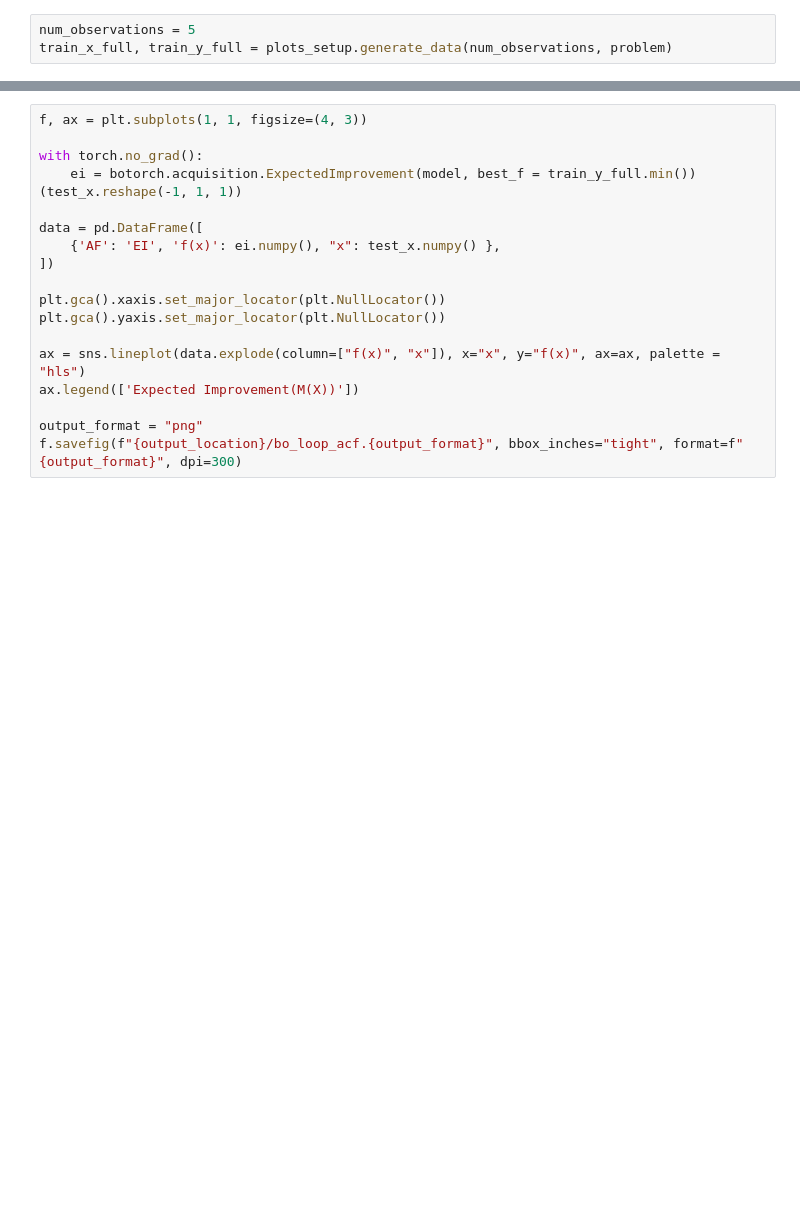
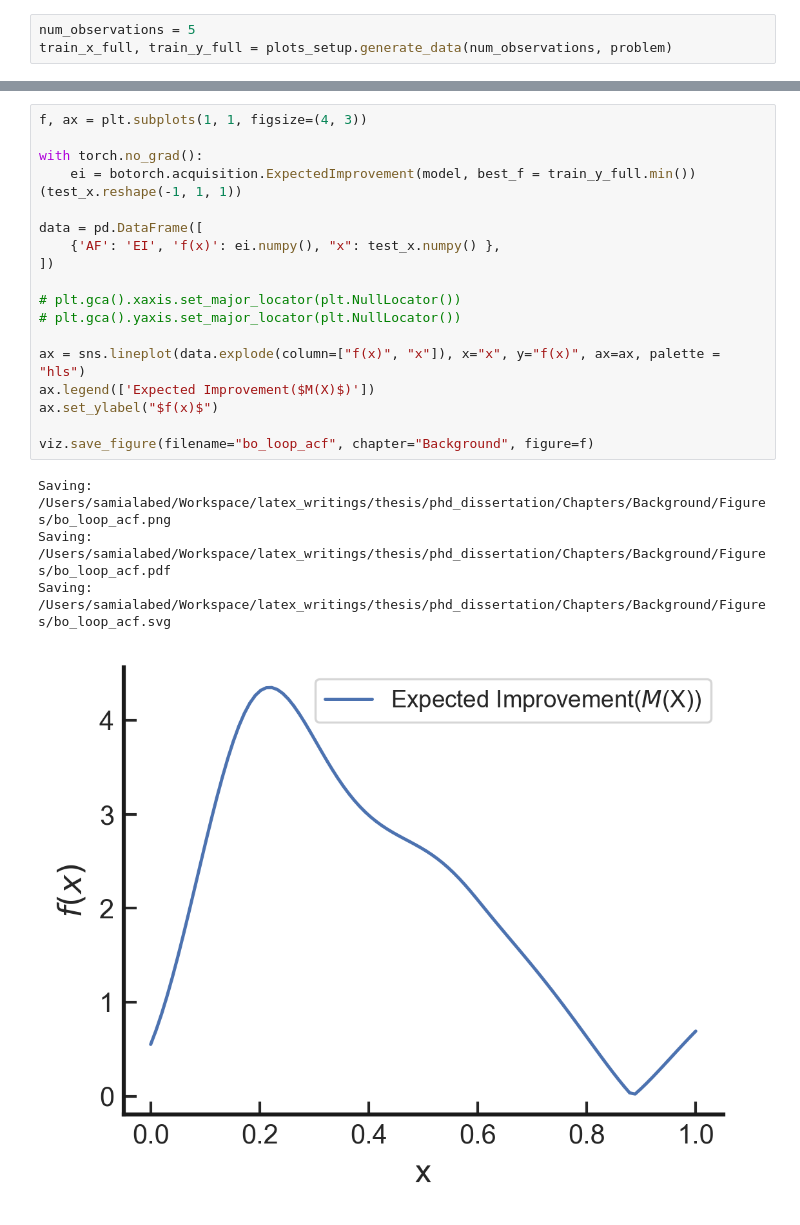
Before and after one commit to samialabed/BoGraph, a Jupyter notebook: notebooks/bg/bo_loop.ipynb, the cells around one changed output, grey strips where cells are left out. Drawn from its saved outputs; the diff is of its cells as text; blank space fills up the shorter version.

```diff
--- a/notebooks/bg/bo_loop.ipynb
+++ b/notebooks/bg/bo_loop.ipynb
@@ -85,18 +95,23 @@ f.savefig(f"{output_location}/bo_loop_gp.{output_format}", bbox_inches="tight",
 # %%
 f, ax = plt.subplots(1, 1, figsize=(4, 3))
 
 with torch.no_grad():
     ei = botorch.acquisition.ExpectedImprovement(model, best_f = train_y_full.min())(test_x.reshape(-1, 1, 1))
 
 data = pd.DataFrame([
     {'AF': 'EI', 'f(x)': ei.numpy(), "x": test_x.numpy() },
 ])
 
-plt.gca().xaxis.set_major_locator(plt.NullLocator())
-plt.gca().yaxis.set_major_locator(plt.NullLocator())
+# plt.gca().xaxis.set_major_locator(plt.NullLocator())
+# plt.gca().yaxis.set_major_locator(plt.NullLocator())
 
 ax = sns.lineplot(data.explode(column=["f(x)", "x"]), x="x", y="f(x)", ax=ax, palette = "hls")
-ax.legend(['Expected Improvement(M(X))'])
+ax.legend(['Expected Improvement($M(X)$)'])
+ax.set_ylabel("$f(x)$")
 
-output_format = "png"
-f.savefig(f"{output_location}/bo_loop_acf.{output_format}", bbox_inches="tight", format=f"{output_format}", dpi=300)
+viz.save_figure(filename="bo_loop_acf", chapter="Background", figure=f)
+# %% [output]
+Saving:  /Users/samialabed/Workspace/latex_writings/thesis/phd_dissertation/Chapters/Background/Figures/bo_loop_acf.png
+Saving:  /Users/samialabed/Workspace/latex_writings/thesis/phd_dissertation/Chapters/Background/Figures/bo_loop_acf.pdf
+Saving:  /Users/samialabed/Workspace/latex_writings/thesis/phd_dissertation/Chapters/Background/Figures/bo_loop_acf.svg
+[figure, added]
```
Also changed, not shown: parts of 5 cells of this notebook, 12 other files.
